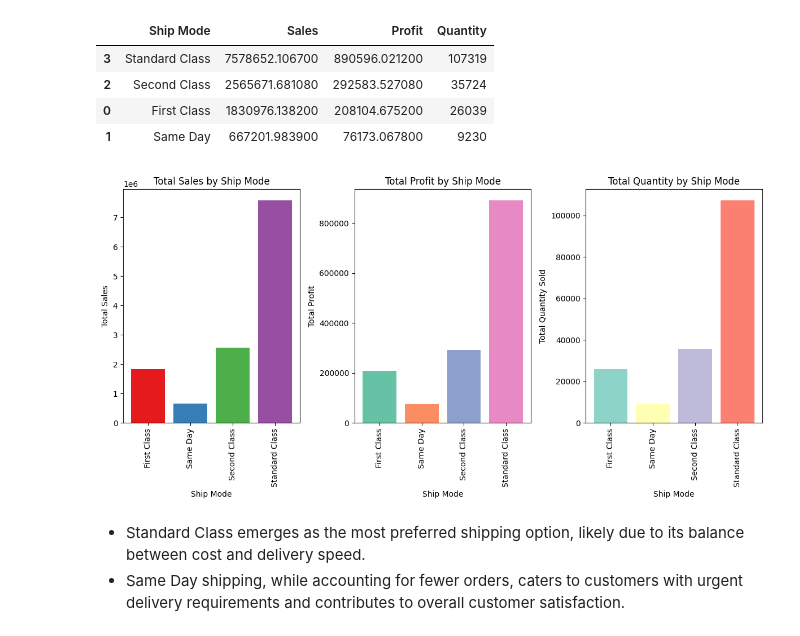
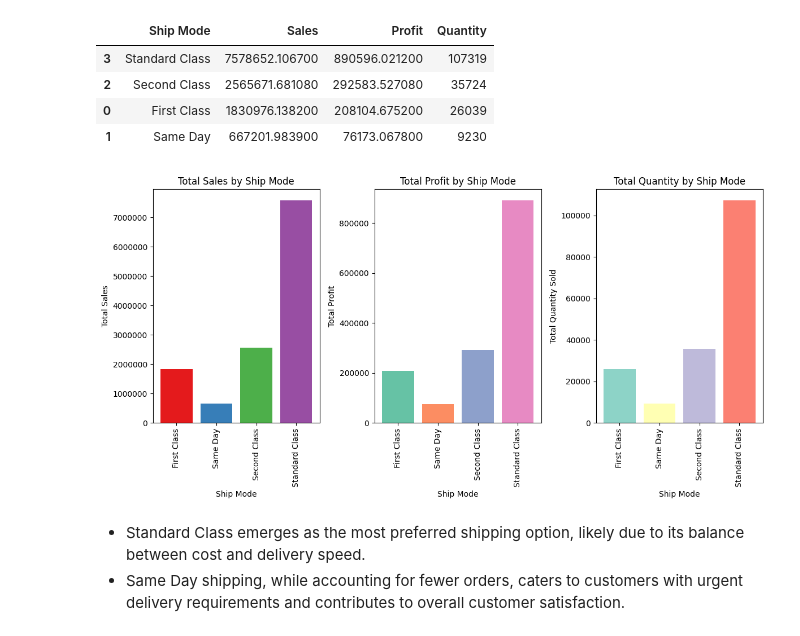
Before and after one commit to sathya6055/Python-Script, a Jupyter notebook: Project/Global_SuperStore_16.ipynb, the cells around one changed output. Cells and saved outputs as stored; diff of their text form; code cells hidden in the pictures.

```diff
--- a/Project/Global_SuperStore_16.ipynb
+++ b/Project/Global_SuperStore_16.ipynb
@@ -15,4 +22,4 @@ warnings.filterwarnings('ignore')
 # %% [markdown]
 # Loading the Data
 # %%
-df = pd.read_csv(r"C:\Users\adity\Documents\Python Script\file handle\EDA\Global_SuperStore_16.csv")
+df1 = pd.read_csv(r"C:\Users\adity\Documents\Python Script\Project\Global_SuperStore_16.csv")
@@ -19,3 +128,5 @@ df = pd.read_csv(r"C:\Users\adity\Documents\Python Script\file handle\EDA\Global
+# %%
+df = df1.drop(['Unnamed: 0.2','Unnamed: 0.1','Unnamed: 0','Row ID', 'Order ID', 'Ship Date', 'Customer ID', 'Postal Code'],axis=1) # dropping the columns
 # %%
 df.head()
 # %% [output]
@@ -127,3 +153 @@ Removes several columns from the 'Gsma' DataFrame
-# %%
-df.drop(['Row ID', 'Order ID', 'Ship Date', 'Customer ID', 'Postal Code', 'Product Name'], axis=1, inplace = True)
 # %% [markdown]
@@ -387,34 +395,35 @@ Ship_Mode_analysis.sort_values(by='Sales', ascending=False).style.background_gra
 | 0 | First Class | 1830976.138200 | 208104.675200 | 26039 |
 | 1 | Same Day | 667201.983900 | 76173.067800 | 9230 |
 # %%
-plt.figure(figsize=(12, 6))
+plt.figure(figsize=(12, 6)) # plotting the data
 
 
 plt.subplot(1, 3, 1)
 plt.bar(Ship_Mode_analysis['Ship Mode'], Ship_Mode_analysis['Sales'], color=sns.color_palette('Set1'))
 plt.xticks(rotation=90)
+plt.ticklabel_format(style='plain',axis='y') # to avoid scientific notation
 plt.title('Total Sales by Ship Mode')
 plt.xlabel('Ship Mode')
 plt.ylabel('Total Sales')
 
 plt.subplot(1, 3, 2)
 plt.bar(Ship_Mode_analysis['Ship Mode'], Ship_Mode_analysis['Profit'], color=sns.color_palette('Set2'))
 plt.xticks(rotation=90)
 plt.title('Total Profit by Ship Mode')
 plt.xlabel('Ship Mode')
 plt.ylabel('Total Profit')
 
 plt.subplot(1, 3, 3)
 plt.bar(Ship_Mode_analysis['Ship Mode'], Ship_Mode_analysis['Quantity'], color=sns.color_palette('Set3'))
 plt.xticks(rotation=90)
 plt.title('Total Quantity by Ship Mode')
 plt.xlabel('Ship Mode')
 plt.ylabel('Total Quantity Sold')
 
-plt.tight_layout()
+plt.tight_layout() # adjusting the layout
 plt.show()
 # %% [output]
-[figure, old version]
+[figure, new version]
 # %% [markdown]
 * Standard Class emerges as the most preferred shipping option, likely due to its balance between cost and delivery speed.
 * Same Day shipping, while accounting for fewer orders, caters to customers with urgent delivery requirements and contributes to overall customer satisfaction.
```
Also changed, not shown: parts of 94 cells of this notebook, 2 other files.
